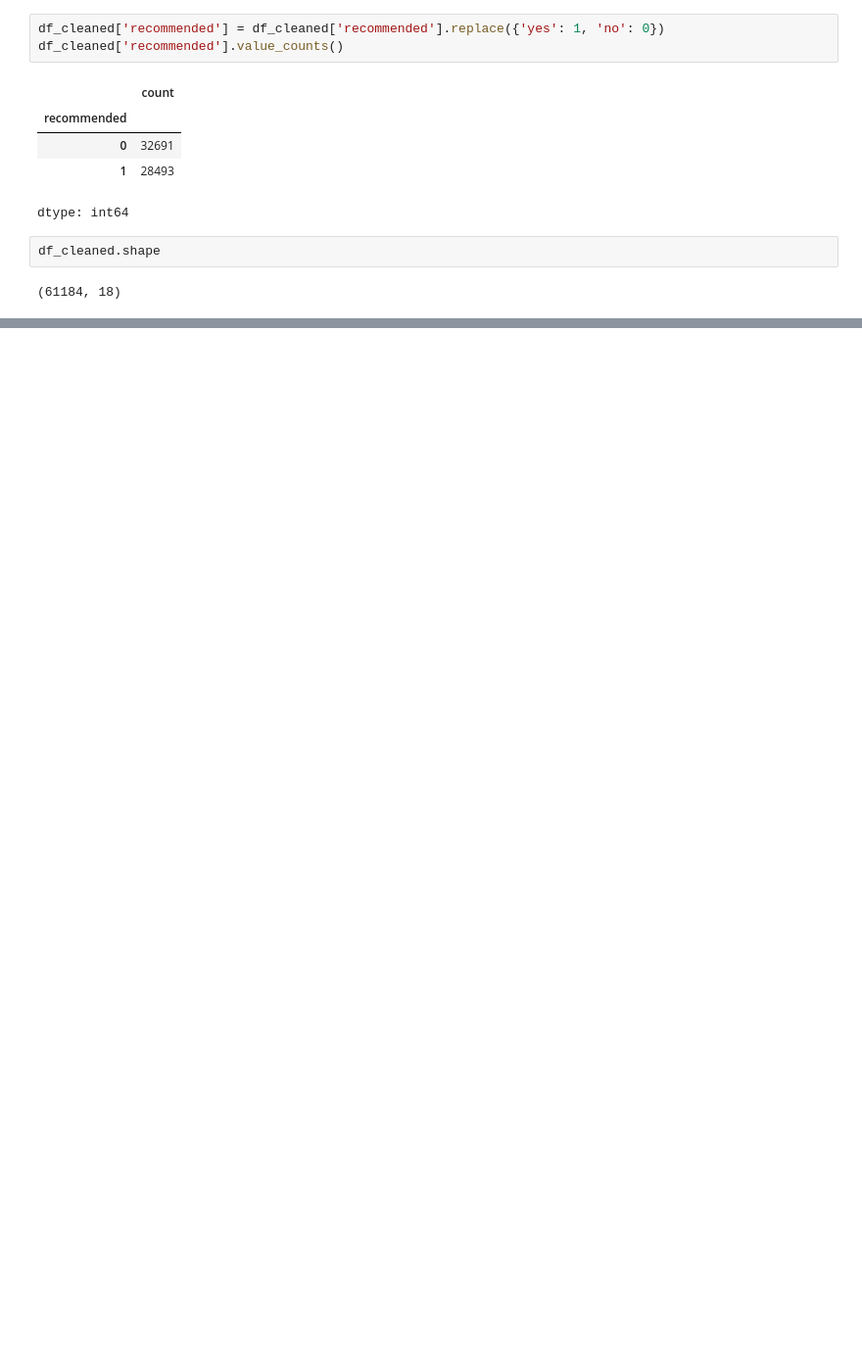
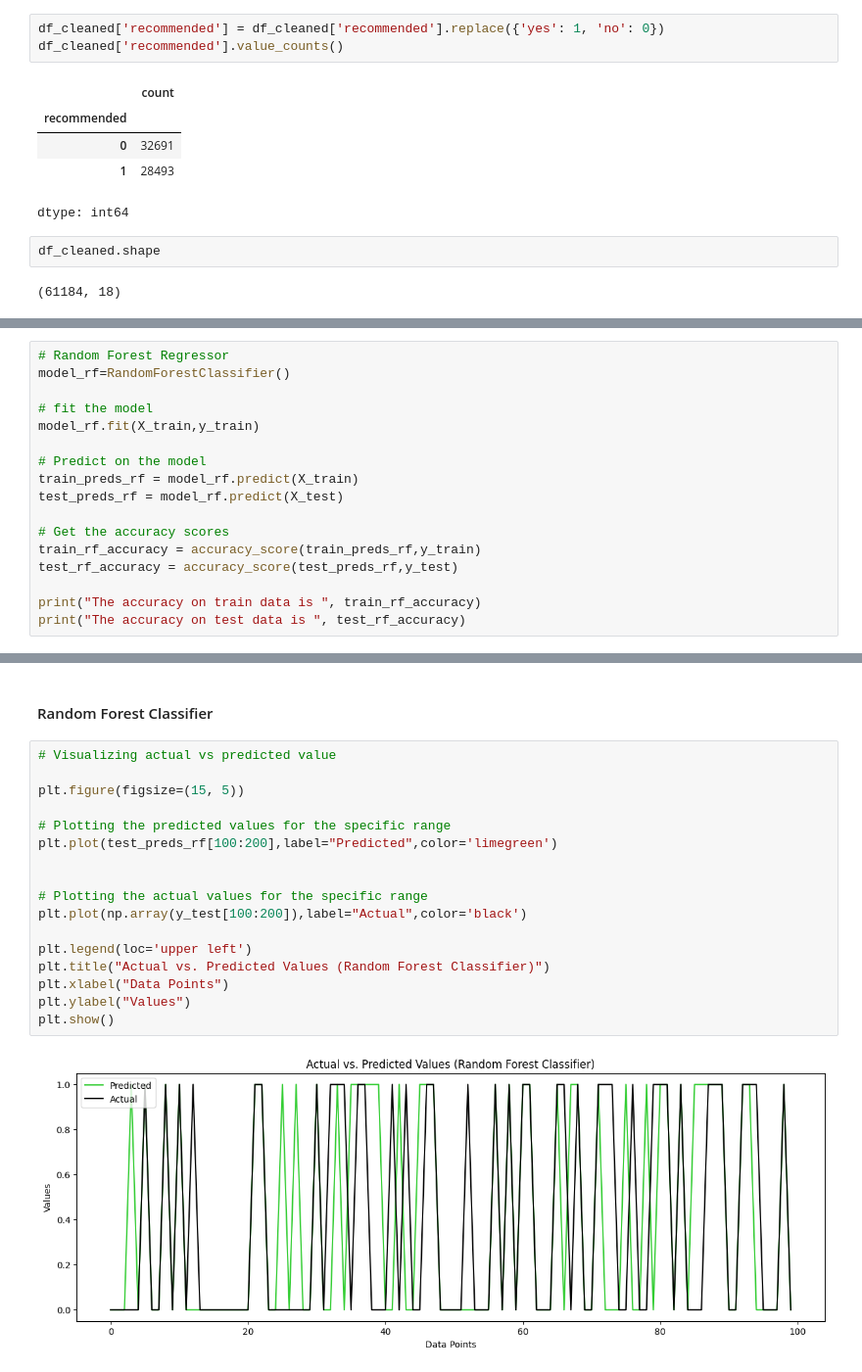
Before and after one commit to manishaachary13/Airline_referral_prediction, a Jupyter notebook: Airline.ipynb, the cells around one changed output, grey strips where cells are left out. Shown at 98% size. Saved outputs shown, nothing was run; the diff lists cells and outputs as text; blank space fills up the shorter version.

```diff
--- a/Airline.ipynb
+++ b/Airline.ipynb
@@ -537,0 +1049,17 @@ plt.show()
+# %%
+# Random Forest Regressor
+model_rf=RandomForestClassifier()
+
+# fit the model
+model_rf.fit(X_train,y_train)
+
+# Predict on the model
+train_preds_rf = model_rf.predict(X_train)
+test_preds_rf = model_rf.predict(X_test)
+
+# Get the accuracy scores
+train_rf_accuracy = accuracy_score(train_preds_rf,y_train)
+test_rf_accuracy = accuracy_score(test_preds_rf,y_test)
+
+print("The accuracy on train data is ", train_rf_accuracy)
+print("The accuracy on test data is ", test_rf_accuracy)
@@ -537,0 +1270,21 @@ plt.show()
+# %% [markdown]
+#### Random Forest Classifier
+# %%
+# Visualizing actual vs predicted value
+
+plt.figure(figsize=(15, 5))
+
+# Plotting the predicted values for the specific range
+plt.plot(test_preds_rf[100:200],label="Predicted",color='limegreen')
+
+
+# Plotting the actual values for the specific range
+plt.plot(np.array(y_test[100:200]),label="Actual",color='black')
+
+plt.legend(loc='upper left')
+plt.title("Actual vs. Predicted Values (Random Forest Classifier)")
+plt.xlabel("Data Points")
+plt.ylabel("Values")
+plt.show()
+# %% [output]
+[figure, added]
```
Also changed, not shown: parts of 163 cells of this notebook.
